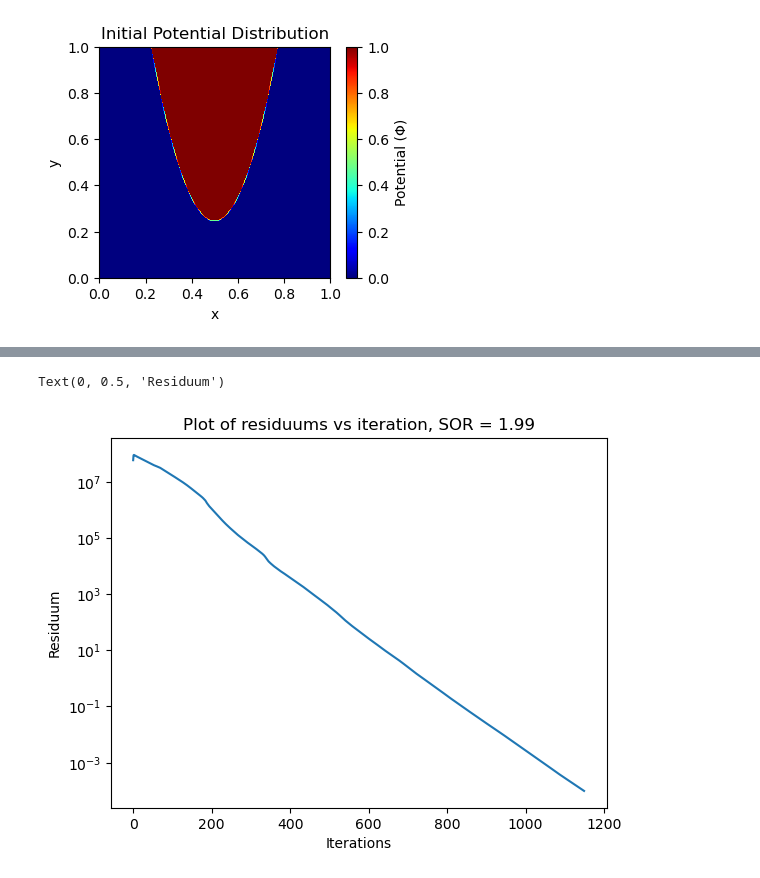
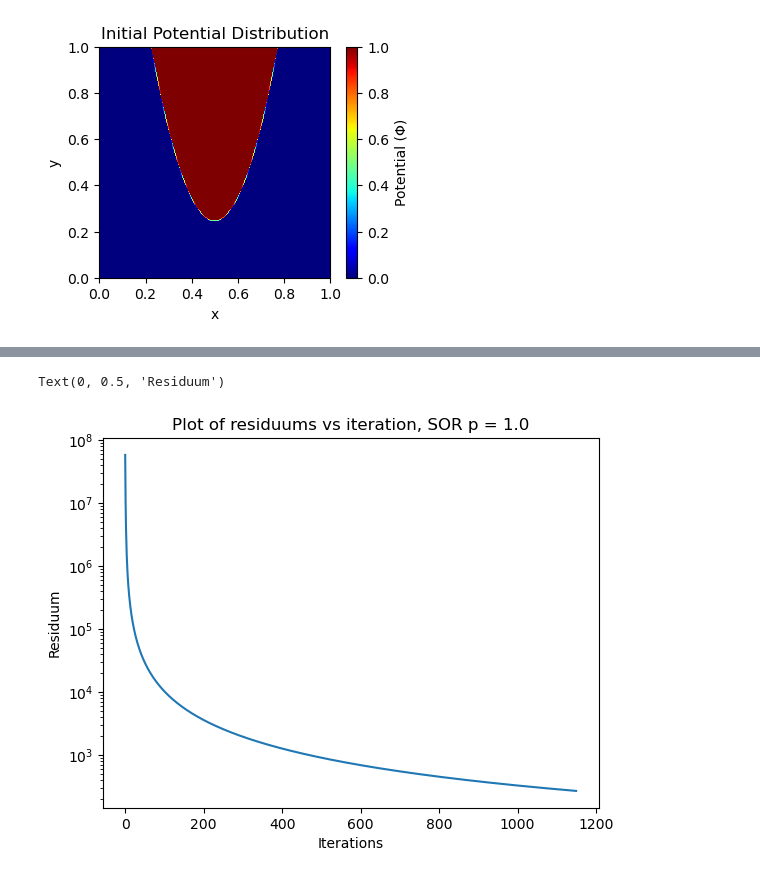
Before and after one commit to SoumyajeetMazumdar/CQMPP, a Jupyter notebook: #6/part1_1.ipynb, the cells around one changed output, grey strips where cells are left out. Drawn from its saved outputs; the diff is of its cells as text; code cells hidden in the pictures.

Commit message:
part 3 implemented, local export for further use, minor modifications

```diff
--- a/#6/part1_1.ipynb
+++ b/#6/part1_1.ipynb
@@ -91,6 +91,8 @@ plt.show()
 # %% [output]
 [figure]
 # %%
+"""Implementation of the general GS relaxation with the relaxation parameter 'p'
+For the purposes of the question, residuum tracking and termination conditions have been added"""
 def GaussSeidel_and_Residuums(p,tol, max_iter):
     counter = 0 # counter for iterations
 
@@ -107,12 +109,15 @@ def GaussSeidel_and_Residuums(p,tol, max_iter):
         if counter == max_iter:
             break
 
-        """ALTERNATE LOGIC, leaving out the right and left boundaries
-        WORKING TALLIED, Correct !!!"""
+        # only updating the internal points using row wise GS implementation
+        # for the vertical boundaries, von Neumann condition is enforced after the update
         for i in range(1, N):
             y_pos = y(i*h)
             y_pos_index = int(y_pos/h)
 
+            # note that the GS implementation must happen right until the index where the potential becomes = 1
+            # this means the values of the phi = 1 must be involved in the computations of the GS iteration to develop the gradient properly
+            # if the y_pos_index is reduced by 1, the plot will take a very different form (gradients of phi = 0.8, 0.6, etc disappear)
             for j in range(1, y_pos_index):
                 Phi_current = Phi[i][j]
                 term = 0.25*(Phi[i-1, j] + Phi[i, j-1] + Phi[i+1, j] + Phi[i, j+1])
@@ -129,7 +134,7 @@ def GaussSeidel_and_Residuums(p,tol, max_iter):
     plt.figure(figsize=(8, 6))
     plt.imshow(Phi.T, origin='lower', extent=[0, 1, 0, 1], cmap='jet')
     plt.colorbar(label='Potential (Φ)')
-    plt.title(f'Potential Distribution After {counter} GS Iterations, SOR = {p}')
+    plt.title(f'Potential Distribution After {counter} GS Iterations, SOR p = {p}')
     plt.xlabel('x')
     plt.ylabel('y')
     plt.show()
@@ -144,0 +143,9 @@ counter_arr, residuum_arr = GaussSeidel_and_Residuums(p, tol, max_iter)
+# %%
+# parameters as given in the question.
+p=1.00
+tol=1e-4
+max_iter=1149 # run limit if convergence fails
+counter_arr, residuum_arr = GaussSeidel_and_Residuums(p, tol, max_iter)
+
+# save residuum-arr locally for plots later
+np.save("residuum-arr-gs.npy", residuum_arr)
@@ -145,9 +154,10 @@ counter_arr, residuum_arr = GaussSeidel_and_Residuums(p, tol, max_iter)
 # %%
+
 plt.plot(counter_arr, residuum_arr)
 plt.yscale("log")
-plt.title(f"Plot of residuums vs iteration, SOR = {p}")
+plt.title(f"Plot of residuums vs iteration, SOR p = {p}")
 plt.xlabel("Iterations")
 plt.ylabel("Residuum")
 # %% [output]
 Text(0, 0.5, 'Residuum')
-[figure, old version]
+[figure, new version]
```
Also changed, not shown: parts of 2 cells of this notebook, 3 other files.
